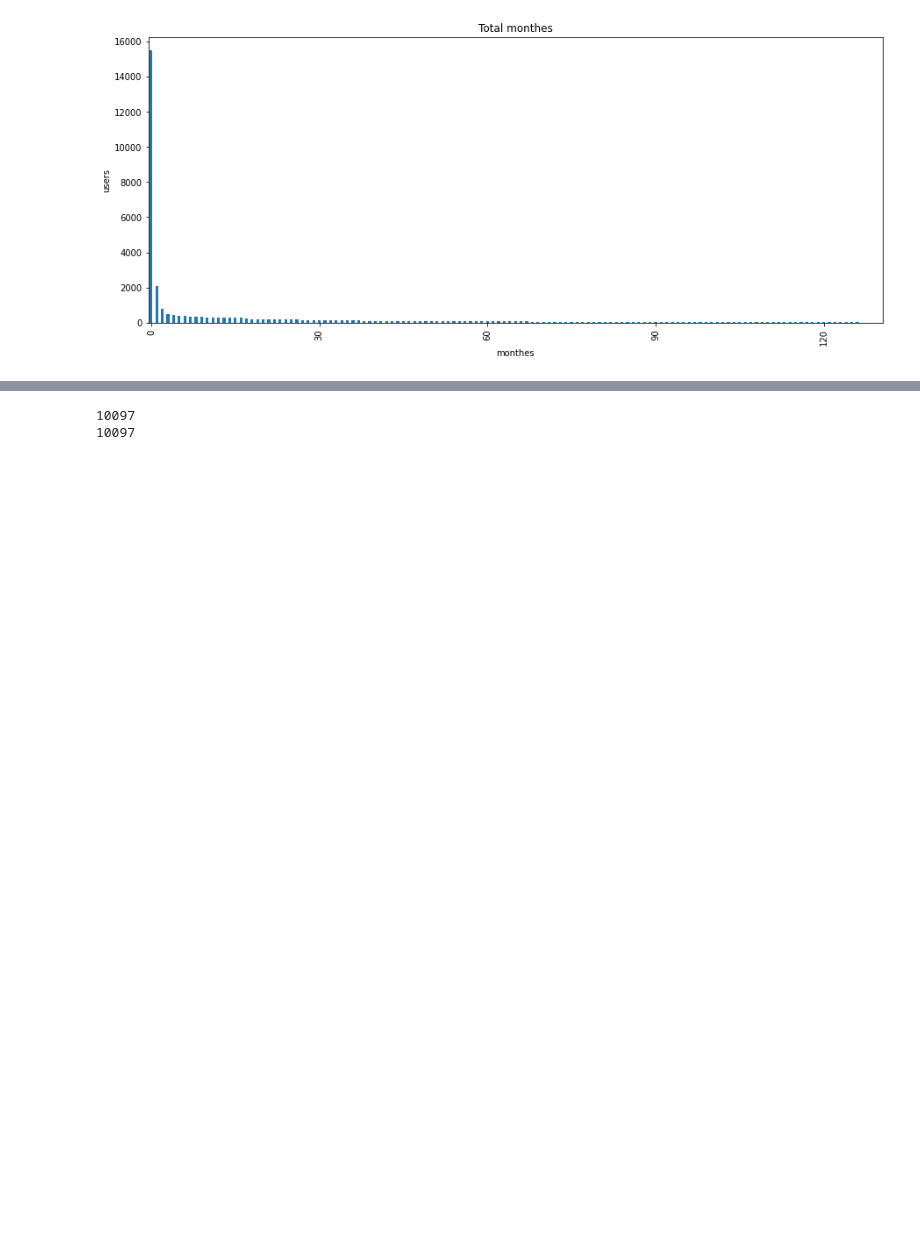
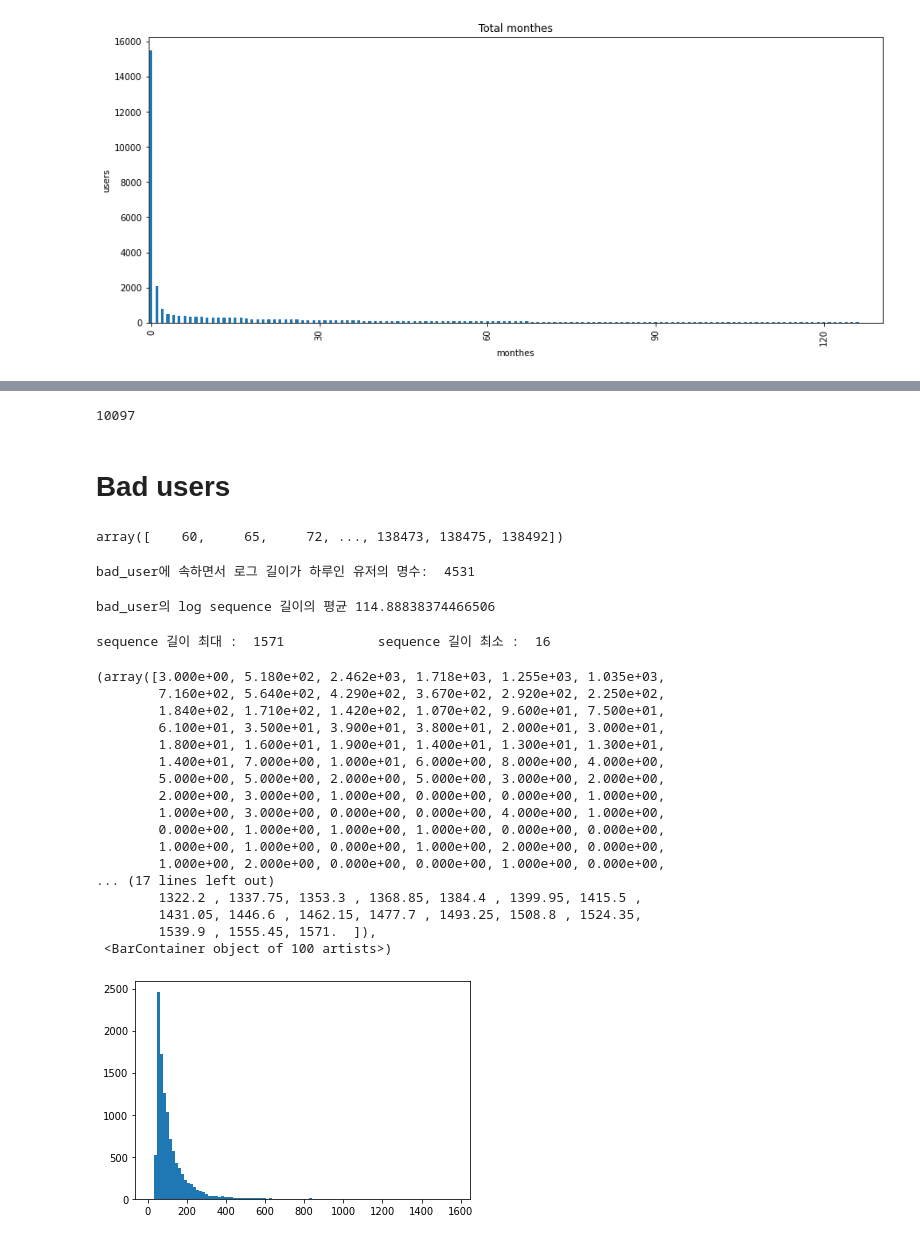
Before and after one commit to boostcampaitech3/level2-movie-recommendation-level2-recsys-07, a Jupyter notebook: EDA/EDA.ipynb, the cells around one changed output, grey strips where cells are left out. Saved outputs shown, nothing was run; the diff lists cells and outputs as text; code cells hidden in the pictures; blank space fills up the shorter version.

Commit message:
[FEAT][이채원] SVD, EDA_Sequence

```diff
--- a/EDA/EDA.ipynb
+++ b/EDA/EDA.ipynb
@@ -86,13 +90,9 @@ Text(0.5, 1.0, 'Total monthes')
 # %%
-cnt=0
-bad_user=list()
+day1_user=list()
 for i in range(len(user)):
     if user.loc[i,'period_year']==0 and user.loc[i,'period_month']==0 and user.loc[i,'period_day']==0:
-        bad_user.append(user.loc[i,'user'])
-        cnt+=1
-print(cnt)
-# print(bad_user)
-print(len(bad_user))
+        day1_user.append(user.loc[i,'user'])
+
+print(len(day1_user))
 # %% [output]
 10097
-10097
@@ -98,0 +101,48 @@ print(len(bad_user))
+# %% [markdown]
+# Bad users
+# %%
+bad_user=pd.read_csv("bad_user_id03.csv").to_numpy().reshape(-1) # 다른 기준으로 거른 bad user 10000명
+bad_user
+# %% [output]
+array([    60,     65,     72, ..., 138473, 138475, 138492])
+# %%
+cnt=0
+for u in bad_user:
+    if u in day1_user:
+        cnt+=1
+print('bad_user에 속하면서 로그 길이가 하루인 유저의 명수: ', cnt)
+# %% [output]
+bad_user에 속하면서 로그 길이가 하루인 유저의 명수:  4531
+# %%
+bad_user_len=list()
+for u in bad_user: # 2분 이하 소요
+    x=train_df[train_df['user']==u]
+    bad_user_len.append(len(x))
+print('bad_user의 log sequence 길이의 평균',sum(bad_user_len)/len(bad_user))
+# %% [output]
+bad_user의 log sequence 길이의 평균 114.88838374466506
+# %%
+print("sequence 길이 최대 : ",max(bad_user_len), '           sequence 길이 최소 : ',min(bad_user_len))
+# %% [output]
+sequence 길이 최대 :  1571            sequence 길이 최소 :  16
+# %%
+plt.hist(bad_user_len, bins=100)
+# %% [output]
+(array([3.000e+00, 5.180e+02, 2.462e+03, 1.718e+03, 1.255e+03, 1.035e+03,
+        7.160e+02, 5.640e+02, 4.290e+02, 3.670e+02, 2.920e+02, 2.250e+02,
+        1.840e+02, 1.710e+02, 1.420e+02, 1.070e+02, 9.600e+01, 7.500e+01,
+        6.100e+01, 3.500e+01, 3.900e+01, 3.800e+01, 2.000e+01, 3.000e+01,
+        1.800e+01, 1.600e+01, 1.900e+01, 1.400e+01, 1.300e+01, 1.300e+01,
+        1.400e+01, 7.000e+00, 1.000e+01, 6.000e+00, 8.000e+00, 4.000e+00,
+        5.000e+00, 5.000e+00, 2.000e+00, 5.000e+00, 3.000e+00, 2.000e+00,
+        2.000e+00, 3.000e+00, 1.000e+00, 0.000e+00, 0.000e+00, 1.000e+00,
+        1.000e+00, 3.000e+00, 0.000e+00, 0.000e+00, 4.000e+00, 1.000e+00,
+        0.000e+00, 1.000e+00, 1.000e+00, 1.000e+00, 0.000e+00, 0.000e+00,
+        1.000e+00, 1.000e+00, 0.000e+00, 1.000e+00, 2.000e+00, 0.000e+00,
+        1.000e+00, 2.000e+00, 0.000e+00, 0.000e+00, 1.000e+00, 0.000e+00,
+... (17 lines left out)
+        1322.2 , 1337.75, 1353.3 , 1368.85, 1384.4 , 1399.95, 1415.5 ,
+        1431.05, 1446.6 , 1462.15, 1477.7 , 1493.25, 1508.8 , 1524.35,
+        1539.9 , 1555.45, 1571.  ]),
+ <BarContainer object of 100 artists>)
+[figure, added]
```
Also changed, not shown: parts of 15 cells of this notebook, 2 other files.
